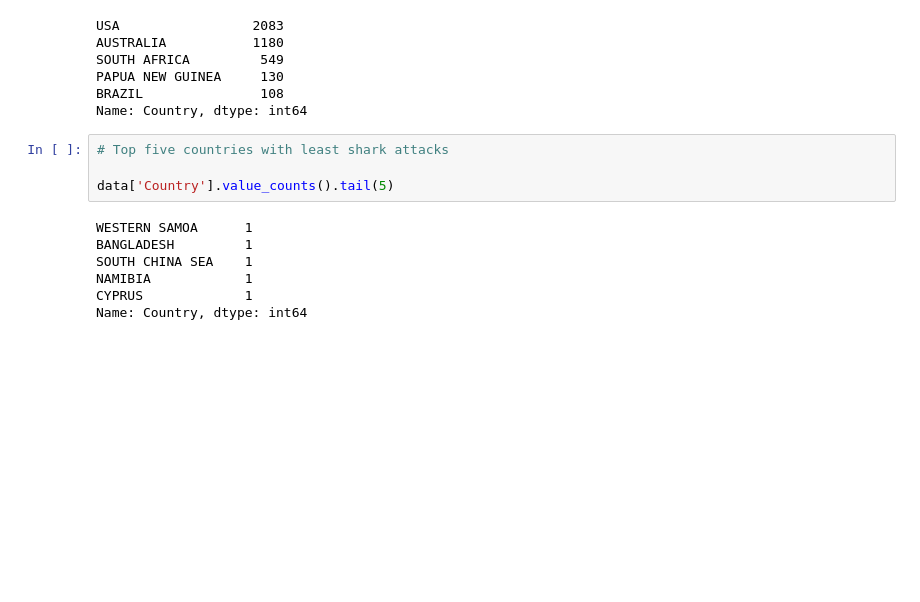
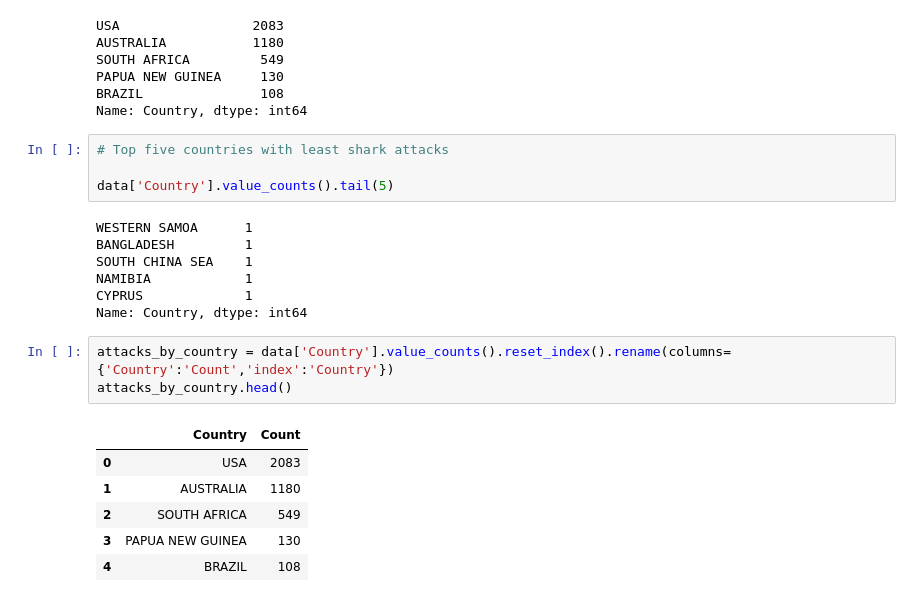
Before and after one commit to Alphambarushimana/Grup_3, a Jupyter notebook: Shark_attacks.ipynb, the cells around one changed output. Saved outputs shown, nothing was run; the diff lists cells and outputs as text; blank space fills up the shorter version.

```diff
--- a/Shark_attacks.ipynb
+++ b/Shark_attacks.ipynb
@@ -347,4 +300,14 @@ SOUTH CHINA SEA    1
 NAMIBIA            1
 CYPRUS             1
 Name: Country, dtype: int64
+# %%
+attacks_by_country = data['Country'].value_counts().reset_index().rename(columns={'Country':'Count','index':'Country'})
+attacks_by_country.head()
+# %% [output]
+|  | Country | Count |
+| 0 | USA | 2083 |
+| 1 | AUSTRALIA | 1180 |
+| 2 | SOUTH AFRICA | 549 |
+| 3 | PAPUA NEW GUINEA | 130 |
+| 4 | BRAZIL | 108 |
 # %%
```
Also changed, not shown: parts of 5 cells of this notebook.
